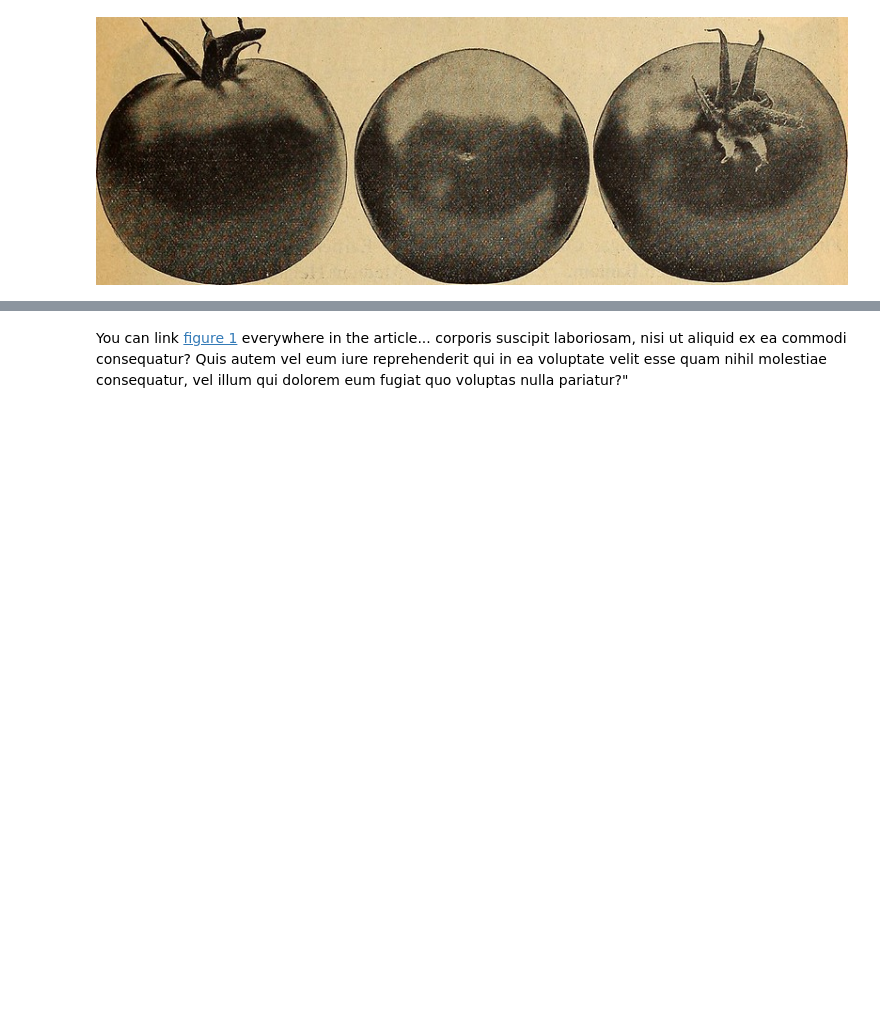
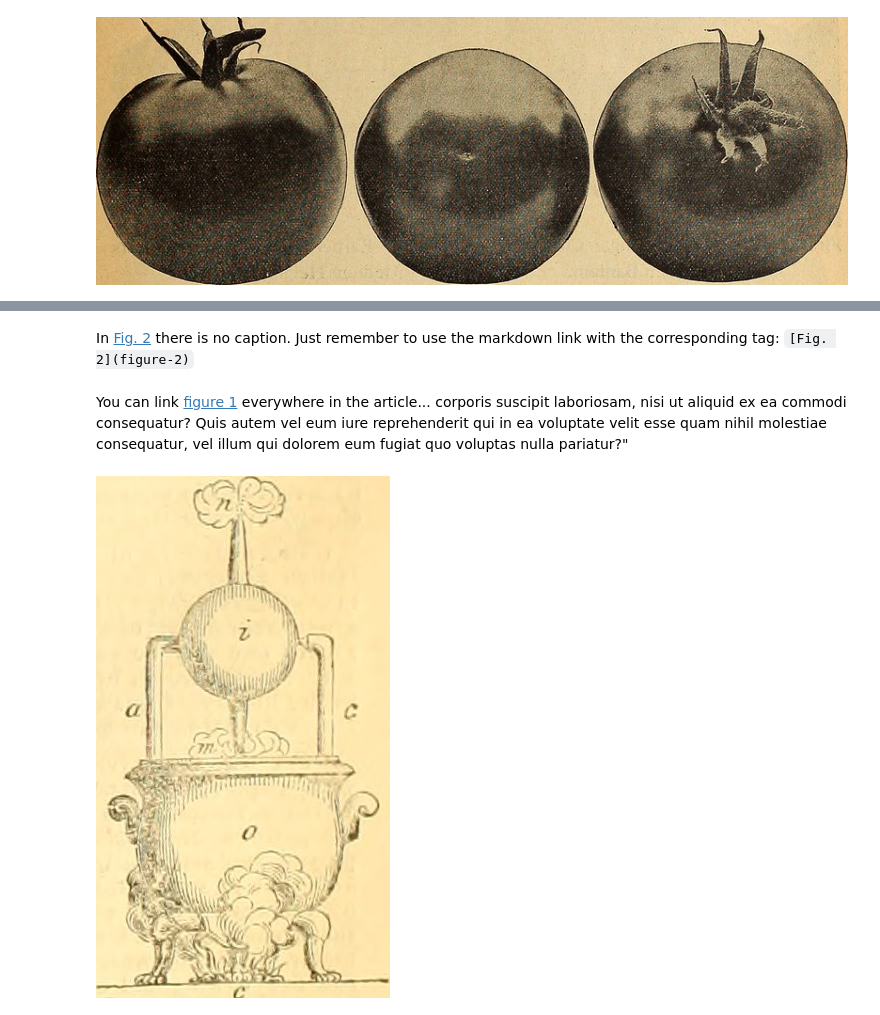
Before and after one commit to C2DH/jdh-notebook, a Jupyter notebook: examples/cite_figures.ipynb, the cells around one changed output, grey strips where cells are left out. Drawn from its saved outputs; the diff is of its cells as text; code cells hidden in the pictures; blank space fills up the shorter version.

```diff
--- a/examples/cite_figures.ipynb
+++ b/examples/cite_figures.ipynb
@@ -30,2 +28,8 @@ In [Fig. 2](figure-2) there is no caption. Just remember to use the markdown lin
+# %% [markdown]
+In [Fig. 2](figure-2) there is no caption. Just remember to use the markdown link with the corresponding tag: `[Fig. 2](figure-2)`
 # %% [markdown]
 You can link [figure 1](figure-1) everywhere in the article... corporis suscipit laboriosam, nisi ut aliquid ex ea commodi consequatur? Quis autem vel eum iure reprehenderit qui in ea voluptate velit esse quam nihil molestiae consequatur, vel illum qui dolorem eum fugiat quo voluptas nulla pariatur?"
+# %%
+display(Image("https://live.staticflickr.com/672/20654057315_877b8d6cf3_o_d.jpg"))
+# %% [output]
+[figure, added]
```
Also changed, not shown: parts of 6 cells of this notebook.
